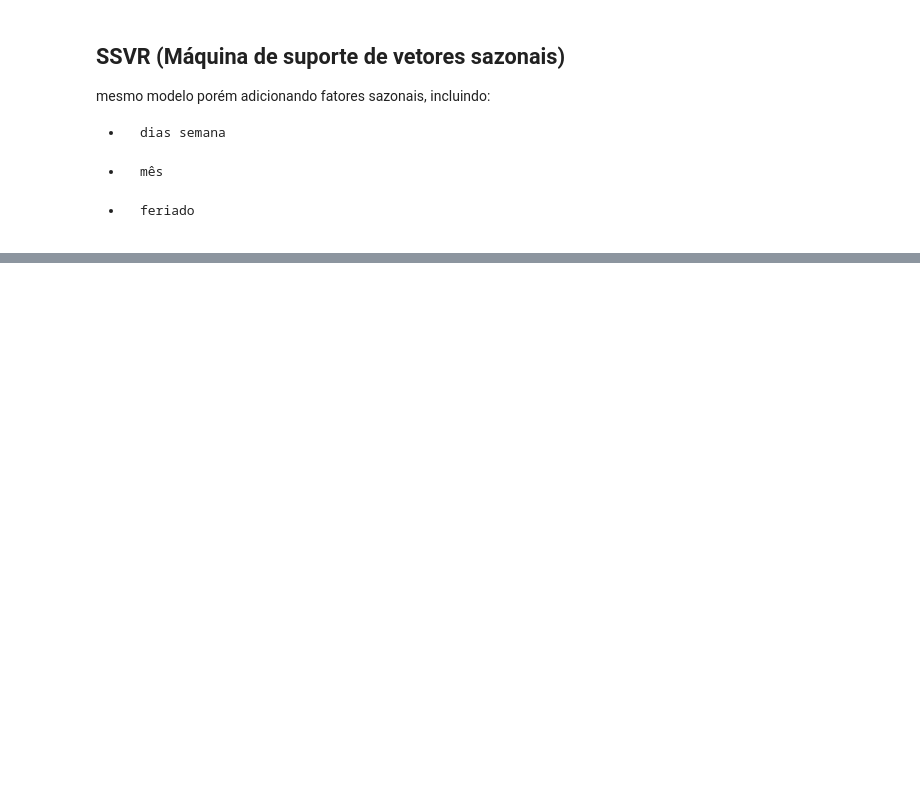
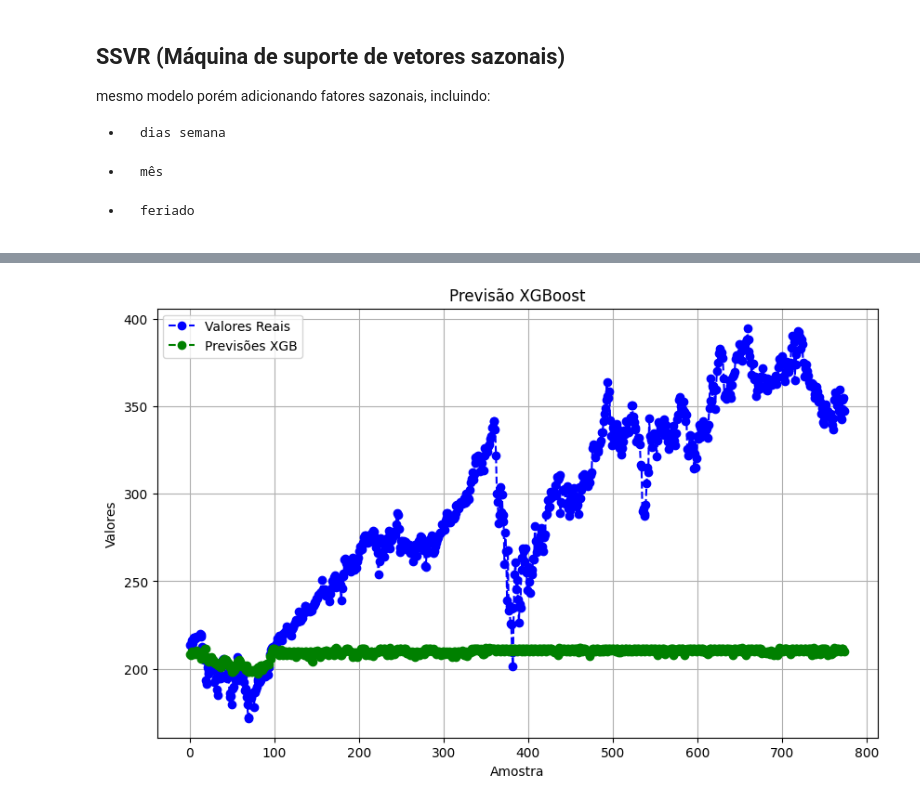
Before and after one commit to MrMarculu/PIC, a Jupyter notebook: pic-ipynb.ipynb, the cells around one changed output, grey strips where cells are left out. Cells and saved outputs as stored; diff of their text form; code cells hidden in the pictures; blank space fills up the shorter version.

```diff
--- a/pic-ipynb.ipynb
+++ b/pic-ipynb.ipynb
@@ -941,0 +391,12 @@ array([<Axes: xlabel='yobs'>], dtype=object)
+# %%
+model_poly3 = SVR(kernel='poly', degree=3)
+model_poly3.fit(X_train,y_train)
+
+model_poly5 = SVR(kernel='poly', degree=5)
+model_poly5.fit(X_train,y_train)
+
+model_linear = SVR(kernel="linear", gamma=0.01)
+model_linear.fit(X_train,y_train)
+
+model_rbf = SVR(kernel="rbf",degree=3)
+model_rbf.fit(X_train,y_train)
@@ -941,0 +527,46 @@ array([<Axes: xlabel='yobs'>], dtype=object)
+# %%
+# trace_orig = go.Scatter(
+#     x=list(range(len(y_test))),
+#     y=y_test,
+#     mode='lines',
+#     name='Original'
+# )
+
+# trace_gbr = go.Scatter(
+#     x=list(range(len(y_test))),
+#     y=y_pred_,
+#     mode='lines',
+#     name='Gradient Booster Regressor'
+# )
+
+# layout = go.Layout(
+#     title="Análise GBR - Dados Sazonais",
+#     xaxis=dict(title='Index'),
+#     yaxis=dict(title='Close Price'),
+#     template="plotly_dark"
+# )
+
+# fig = go.Figure(data=[trace_orig, trace_gbr], layout=layout)
+
+# fig.show(renderer='iframe')
+
+# Rescale y_pred para o modelo XGB
+y_pred_xgb_rescaled = scaler_y.inverse_transform(y_pred_.reshape(-1, 1)).ravel()
+
+plt.figure(figsize=(10, 6))
+
+# Plotando valores reais
+plt.plot(range(len(y_test_rescaled)), y_test_rescaled, label="Valores Reais", color="blue", marker="o", linestyle="dashed")
+
+# Plotando previsões do modelo XGB
+plt.plot(range(len(y_pred_xgb_rescaled)), y_pred_xgb_rescaled, label="Previsões XGB", color="green", marker="o", linestyle="dashed")
+
+# Configuração do plot
+plt.title("Previsão XGBoost")
+plt.xlabel("Amostra")
+plt.ylabel("Valores")
+plt.legend()
+plt.grid(True)
+plt.show()
+# %% [output]
+[figure, added]
```
Also changed, not shown: parts of 61 cells of this notebook.
